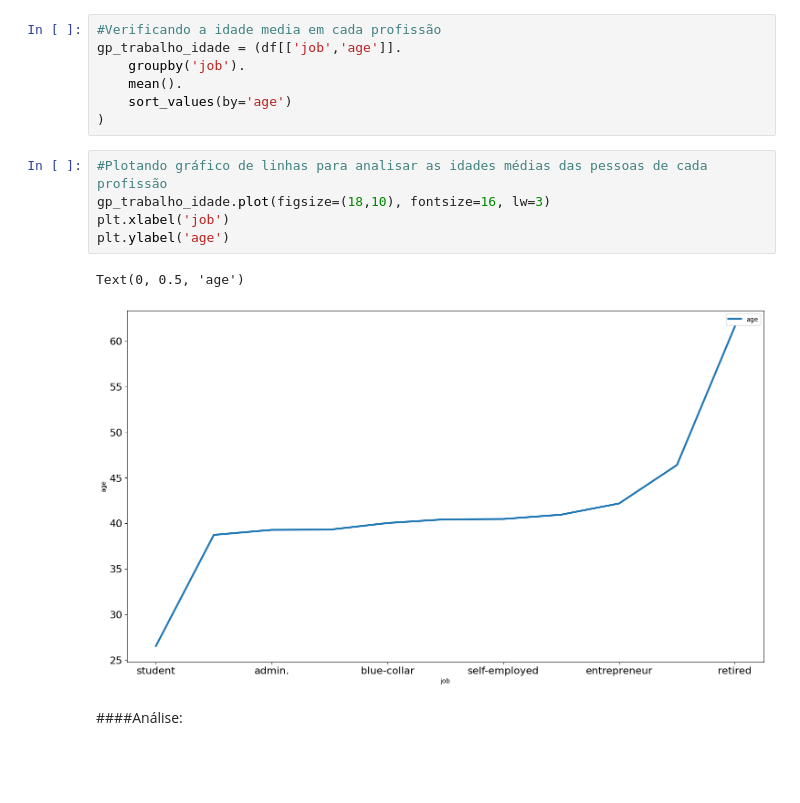
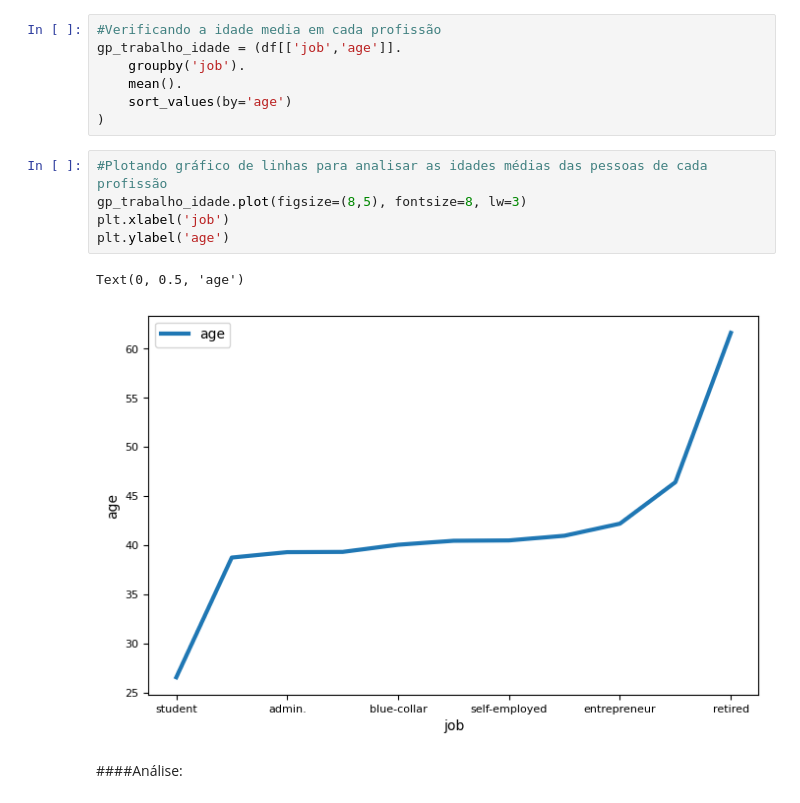
Before and after one commit to jessicamotam/Projeto-Bank-Marketing_ICD, a Jupyter notebook: Projeto_Bank_Marketing.ipynb, the cells around one changed output. Cells and saved outputs as stored; diff of their text form; blank space fills up the shorter version.

```diff
--- a/Projeto_Bank_Marketing.ipynb
+++ b/Projeto_Bank_Marketing.ipynb
@@ -176,12 +187,12 @@ gp_trabalho_idade = (df[['job','age']].
 )
 # %%
 #Plotando gráfico de linhas para analisar as idades médias das pessoas de cada profissão
-gp_trabalho_idade.plot(figsize=(18,10), fontsize=16, lw=3)
+gp_trabalho_idade.plot(figsize=(8,5), fontsize=8, lw=3)
 plt.xlabel('job')
 plt.ylabel('age')
 # %% [output]
 Text(0, 0.5, 'age')
-[figure, old version]
+[figure, new version]
 # %% [markdown]
 ####Análise:
 # %%
```
Also changed, not shown: parts of 4 cells of this notebook.
